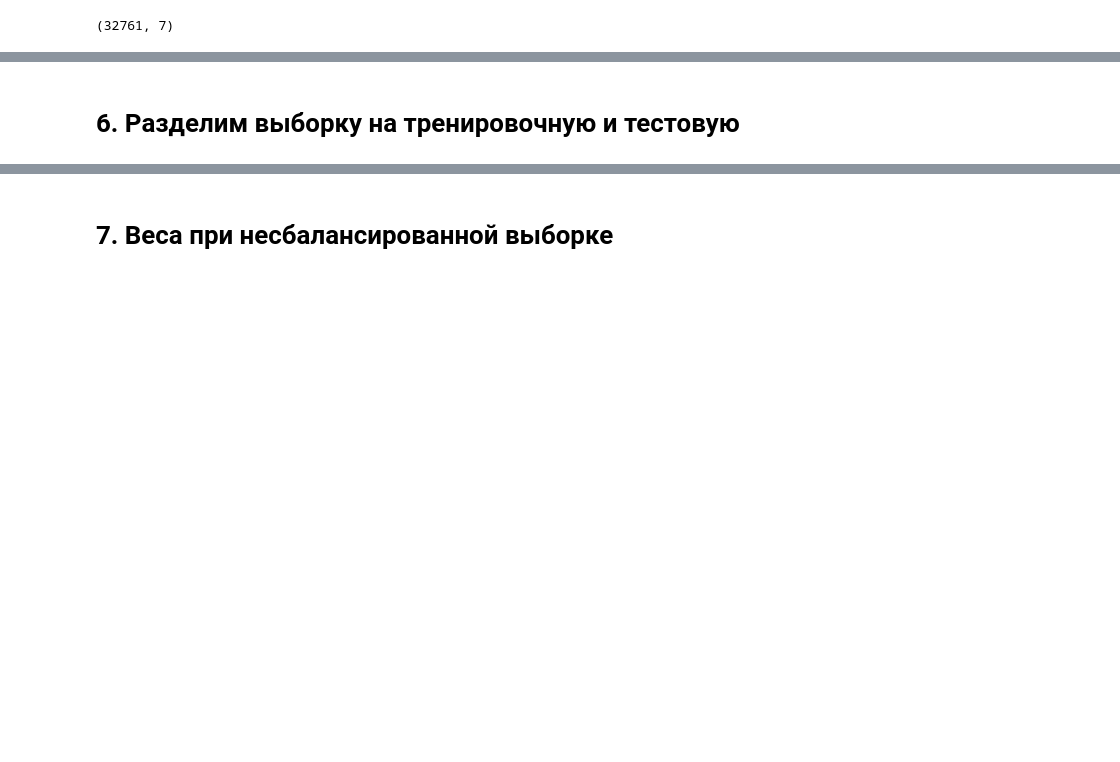
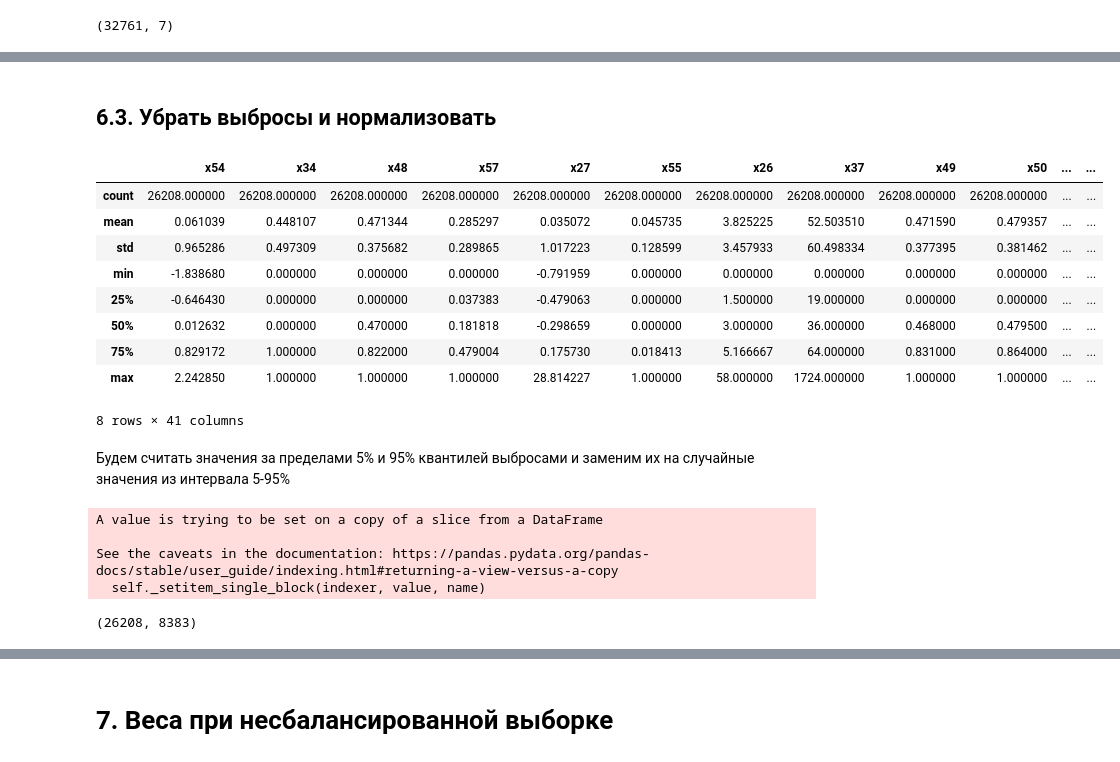
Before and after one commit to Bokoser/Best_Hack_2018, a Jupyter notebook: Best Hack 2018.ipynb, the cells around one changed output, grey strips where cells are left out. Drawn from its saved outputs; the diff is of its cells as text; code cells hidden in the pictures; blank space fills up the shorter version.

```diff
--- a/Best Hack 2018.ipynb
+++ b/Best Hack 2018.ipynb
@@ -157 +180,3 @@ y_4.shape
+# %%
+X_train, X_test, y_train, y_test = train_test_split(X_4, y_3, random_state=19, test_size=0.2)
 # %% [markdown]
@@ -177,2 +238,0 @@ X_5 = X_4.copy()
-# %% [markdown]
-# 6. Разделим выборку на тренировочную и тестовую
@@ -181,2 +239,40 @@ from sklearn.model_selection import train_test_split
-# %%
-X_train, X_test, y_train, y_test = train_test_split(X_5, y_4, random_state=19, test_size=0.2)
+# %% [markdown]
+## 6.3. Убрать выбросы и нормализовать
+# %%
+X_train_6 = X_train.copy()
+X_test_6 = X_test.copy()
+# %%
+X_train_6[float_columns].describe(include='all')
+# %% [output]
+|  | x54 | x34 | x48 | x57 | x27 | x55 | x26 | x37 | x49 | x50 | ... | ... |
+| count | 26208.000000 | 26208.000000 | 26208.000000 | 26208.000000 | 26208.000000 | 26208.000000 | 26208.000000 | 26208.000000 | 26208.000000 | 26208.000000 | ... | ... |
+| mean | 0.061039 | 0.448107 | 0.471344 | 0.285297 | 0.035072 | 0.045735 | 3.825225 | 52.503510 | 0.471590 | 0.479357 | ... | ... |
+| std | 0.965286 | 0.497309 | 0.375682 | 0.289865 | 1.017223 | 0.128599 | 3.457933 | 60.498334 | 0.377395 | 0.381462 | ... | ... |
+| min | -1.838680 | 0.000000 | 0.000000 | 0.000000 | -0.791959 | 0.000000 | 0.000000 | 0.000000 | 0.000000 | 0.000000 | ... | ... |
+| 25% | -0.646430 | 0.000000 | 0.000000 | 0.037383 | -0.479063 | 0.000000 | 1.500000 | 19.000000 | 0.000000 | 0.000000 | ... | ... |
+| 50% | 0.012632 | 0.000000 | 0.470000 | 0.181818 | -0.298659 | 0.000000 | 3.000000 | 36.000000 | 0.468000 | 0.479500 | ... | ... |
+| 75% | 0.829172 | 1.000000 | 0.822000 | 0.479004 | 0.175730 | 0.018413 | 5.166667 | 64.000000 | 0.831000 | 0.864000 | ... | ... |
+| max | 2.242850 | 1.000000 | 1.000000 | 1.000000 | 28.814227 | 1.000000 | 58.000000 | 1724.000000 | 1.000000 | 1.000000 | ... | ... |
+8 rows × 41 columns
+# %% [markdown]
+Будем считать значения за пределами 5% и 95% квантилей выбросами и заменим их на случайные значения из интервала 5-95%
+# %%
+if len(float_columns) != 0:
+    for column in float_columns:
+        q5 = X_train_6[column].quantile(0.05)
+        q95 = X_train_6[column].quantile(0.95)
+        X_train_6[column].loc[(X_train_6[column] < q5) | (X_train_6[column] > q95)] = np.random.uniform(q5, q95, len(X_train_6[column].loc[(X_train_6[column] < q5) | (X_train_6[column] > q95)]))
+if len(int_columns) != 0:
+    for column in int_columns:
+        q5 = X_train_6[column].quantile(0.05)
+        q95 = X_train_6[column].quantile(0.95)
+        X_train_6[column].loc[(X_train_6[column] < q5) | (X_train_6[column] > q95)] = np.random.uniform(q5, q95, len(X_train_6[column].loc[(X_train_6[column] < q5) | (X_train_6[column] > q95)]))
+# %% [output]
+A value is trying to be set on a copy of a slice from a DataFrame
+
+See the caveats in the documentation: https://pandas.pydata.org/pandas-docs/stable/user_guide/indexing.html#returning-a-view-versus-a-copy
+  self._setitem_single_block(indexer, value, name)
+# %%
+X_train_6.shape
+# %% [output]
+(26208, 8383)
```
Also changed, not shown: parts of 47 cells of this notebook.
